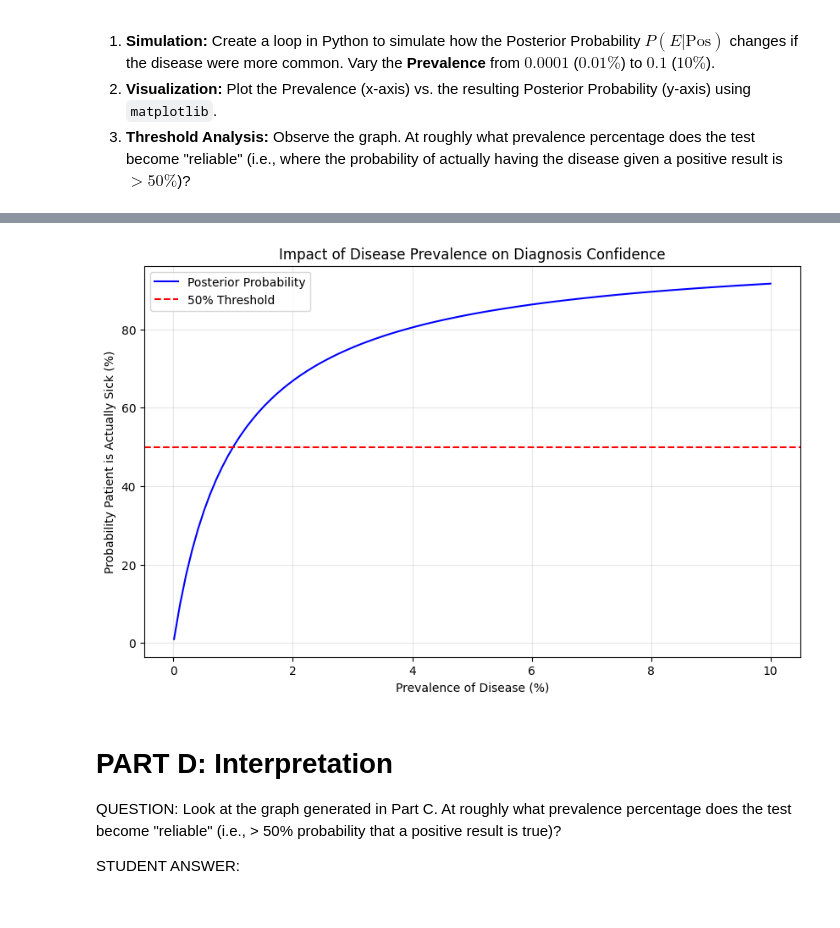
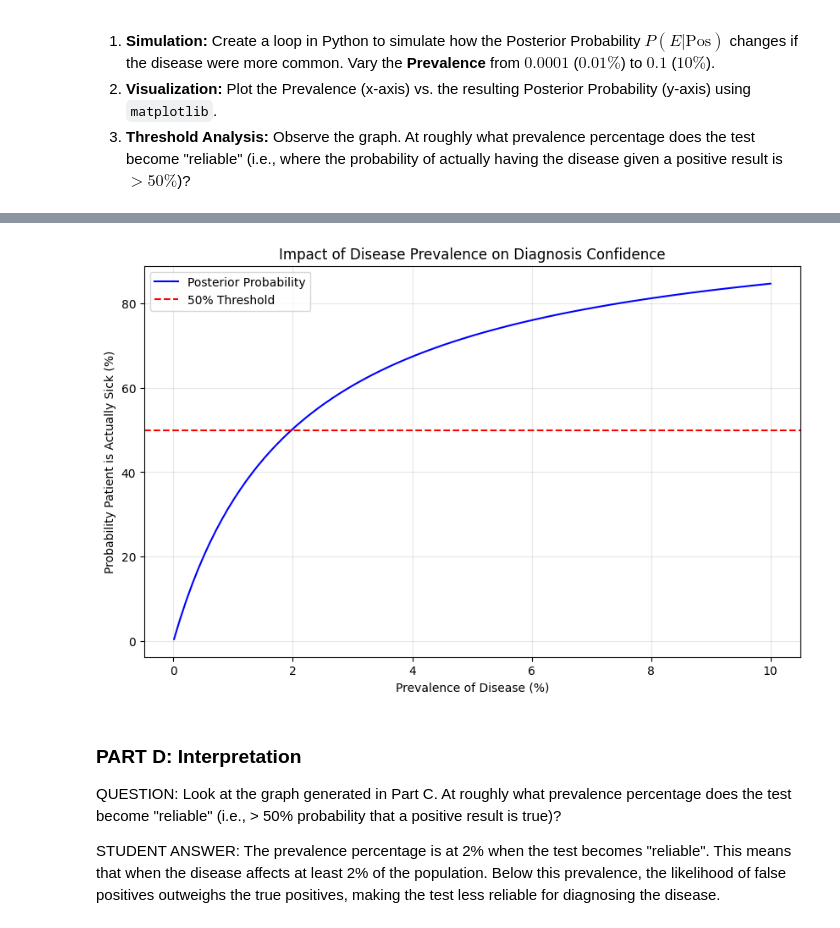
Before and after one commit to SharaineMALARVIJY/S1_Fondamentaux_de_l-IA, a Jupyter notebook: TP2/2025/exo-1.ipynb, the cells around one changed output, grey strips where cells are left out. Drawn from its saved outputs; the diff is of its cells as text; code cells hidden in the pictures.

```diff
--- a/TP2/2025/exo-1.ipynb
+++ b/TP2/2025/exo-1.ipynb
@@ -53,20 +53,17 @@ sensitivity = 0.99  # True Positive Rate: P(Pos | E)
 specificity = 0.98  # True Negative Rate: P(Neg | not E)
 
 # 2. Calculate Error Rates
-# TODO: Calculate the False Positive Rate (Probability of false alarm)
-false_positive_rate = 1 - sensitivity
+# False Positive Rate (Probability of false alarm)
+false_positive_rate = round(1 - specificity, 4)
 
-# TODO: Calculate the False Negative Rate
-false_negative_rate = 1 - specificity
+# False Negative Rate
+false_negative_rate = round(1 - sensitivity, 4)
 
 print("--- Part A: Test Properties ---")
-if p_disease is not None:
-    print(f"Prevalence (Prior): {p_disease}")
-    print(f"Sensitivity: {sensitivity}")
-    print(f"Specificity: {specificity}")
-    print(f"False Positive Rate: {false_positive_rate}")
-else:
-    print("Variables not yet defined.")
+print(f"Prevalence (Prior): {p_disease}")
+print(f"Sensitivity: {sensitivity}")
+print(f"Specificity: {specificity}")
+print(f"False Positive Rate: {false_positive_rate}")
 
 
 # ---------------------------------------------------------
@@ -74,12 +71,10 @@ else:
 # ---------------------------------------------------------
 
 # 1. Law of Total Probability
-# TODO: Calculate P(Pos)
 # Formula: P(Pos) = P(Pos|E)*P(E) + P(Pos|not E)*P(not E)
 p_pos = sensitivity * p_disease + false_positive_rate * (1 - p_disease)
 
 # 2. Bayes' Theorem
-# TODO: Calculate the Posterior Probability P(E | Pos)
 # Formula: P(E | Pos) = (P(Pos | E) * P(E)) / P(Pos)
 posterior_probability = sensitivity * p_disease / p_pos
 
@@ -104,38 +99,30 @@ print("\n--- Part C: Generating Visualization ---")
 prevalence_range = np.linspace(0.0001, 0.1, 100)
 posterior_values = []
 
-if sensitivity is not None and false_positive_rate is not None:
-    for prev in prevalence_range:
-        # TODO: Re-calculate P(Pos) for this specific 'prev' (Variable: prev)
-        # Note: Use the 'sensitivity' and 'false_positive_rate' defined in Part A
-        p_pos_i = sensitivity * prev + false_positive_rate * (1 - prev)
+for prev in prevalence_range:
+    # Re-calculate P(Pos) for this specific 'prev'
+    p_pos_i = sensitivity * prev + false_positive_rate * (1 - prev)
 
-        # TODO: Calculate Posterior P(E | Pos) for this loop iteration
-        post_i = sensitivity * prev / p_pos_i
+    # Calculate Posterior P(E | Pos) for this loop iteration
+    post_i = sensitivity * prev / p_pos_i
 
-        # We append the result to the list for plotting
-        if post_i is not None:
-            posterior_values.append(post_i)
-        else:
-            posterior_values.append(0)  # Placeholder to avoid crash if logic is missing
+    posterior_values.append(post_i)
 
-    # Plotting the results
-    plt.figure(figsize=(10, 6))
-    plt.plot(
-        prevalence_range * 100,
-        np.array(posterior_values) * 100,
-        label="Posterior Probability",
-        color="blue",
-    )
-    plt.title("Impact of Disease Prevalence on Diagnosis Confidence")
-    plt.xlabel("Prevalence of Disease (%)")
-    plt.ylabel("Probability Patient is Actually Sick (%)")
-    plt.grid(True, alpha=0.3)
-    plt.axhline(y=50, color="r", linestyle="--", label="50% Threshold")
-    plt.legend()
-    plt.show()
-else:
-    print("Cannot plot: Variables from Part A are missing.")
+# Plotting the results
+plt.figure(figsize=(10, 6))
+plt.plot(
+    prevalence_range * 100,
+    np.array(posterior_values) * 100,
+    label="Posterior Probability",
+    color="blue",
+)
+plt.title("Impact of Disease Prevalence on Diagnosis Confidence")
+plt.xlabel("Prevalence of Disease (%)")
+plt.ylabel("Probability Patient is Actually Sick (%)")
+plt.grid(True, alpha=0.3)
+plt.axhline(y=50, color="r", linestyle="--", label="50% Threshold")
+plt.legend()
+plt.show()
 # %% [output]
 --- Part A: Test Properties ---
 Prevalence (Prior): 0.0001
@@ -150,11 +138,12 @@ Result in Percentage: 0.98%
 
 --- Part C: Generating Visualization ---
-[figure, old version]
+[figure, new version]
 # %% [markdown]
-# PART D: Interpretation
+### PART D: Interpretation
 
 QUESTION:
 Look at the graph generated in Part C.
 At roughly what prevalence percentage does the test become "reliable" (i.e., > 50% probability that a positive result is true)?
 
 STUDENT ANSWER:
+The prevalence percentage is at 2% when the test becomes "reliable". This means that when the disease affects at least 2% of the population. Below this prevalence, the likelihood of false positives outweighs the true positives, making the test less reliable for diagnosing the disease.
```
Also changed, not shown: parts of 1 cell of this notebook, 1 other file.
